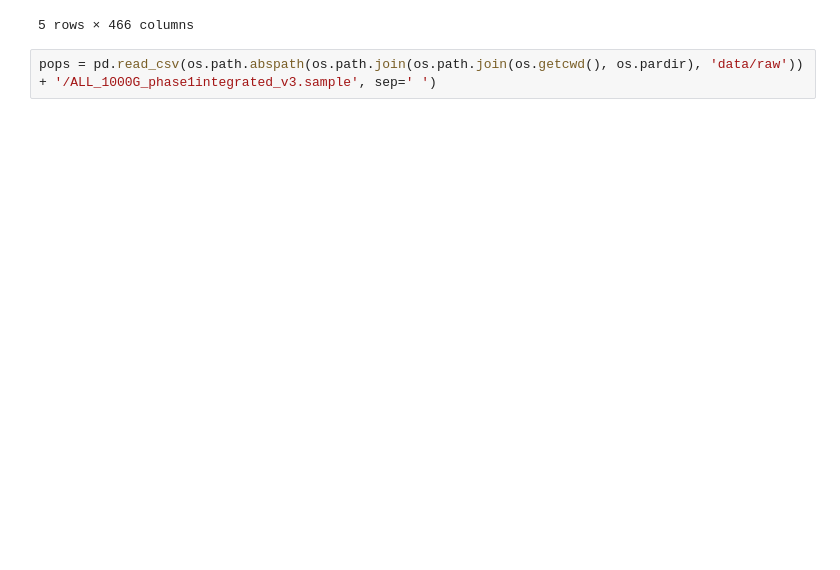
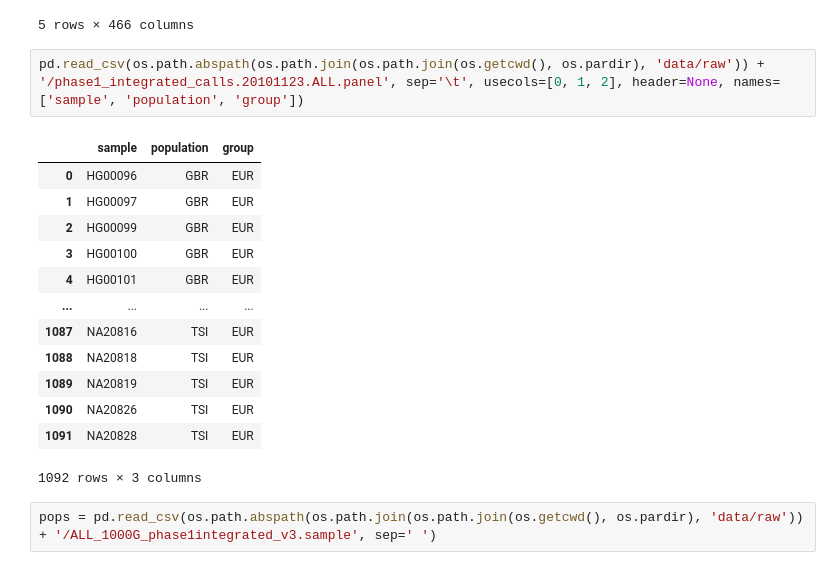
Before and after one commit to notsamzhou/dsc180a_project1, a Jupyter notebook: notebooks/dsc180_analysis.ipynb, the cells around one changed output. Saved outputs shown, nothing was run; the diff lists cells and outputs as text; blank space fills up the shorter version.

Commit message:
updated population file

```diff
--- a/notebooks/dsc180_analysis.ipynb
+++ b/notebooks/dsc180_analysis.ipynb
@@ -35,6 +35,22 @@ expressions_22.head()
 | 81 | ENSG00000099937.6 | ENSG00000099937.6 | 22 | 21128167 | 0.519054 | 0.399216 | 0.078965 | 0.145628 | 0.446993 | 0.217271 | ... |
 | 85 | ENSG00000099998.12 | ENSG00000099998.12 | 22 | 24641110 | 0.073630 | 0.041109 | 0.017493 | -0.020552 | 0.000059 | -0.007782 | ... |
 5 rows × 466 columns
+# %%
+pd.read_csv(os.path.abspath(os.path.join(os.path.join(os.getcwd(), os.pardir), 'data/raw')) + '/phase1_integrated_calls.20101123.ALL.panel', sep='\t', usecols=[0, 1, 2], header=None, names=['sample', 'population', 'group'])
+# %% [output]
+|  | sample | population | group |
+| 0 | HG00096 | GBR | EUR |
+| 1 | HG00097 | GBR | EUR |
+| 2 | HG00099 | GBR | EUR |
+| 3 | HG00100 | GBR | EUR |
+| 4 | HG00101 | GBR | EUR |
+| ... | ... | ... | ... |
+| 1087 | NA20816 | TSI | EUR |
+| 1088 | NA20818 | TSI | EUR |
+| 1089 | NA20819 | TSI | EUR |
+| 1090 | NA20826 | TSI | EUR |
+| 1091 | NA20828 | TSI | EUR |
+1092 rows × 3 columns
 # %%
 pops = pd.read_csv(os.path.abspath(os.path.join(os.path.join(os.getcwd(), os.pardir), 'data/raw')) + '/ALL_1000G_phase1integrated_v3.sample', sep=' ')
 # %%
```
Also changed, not shown: parts of 1 cell of this notebook, 2 other files.
